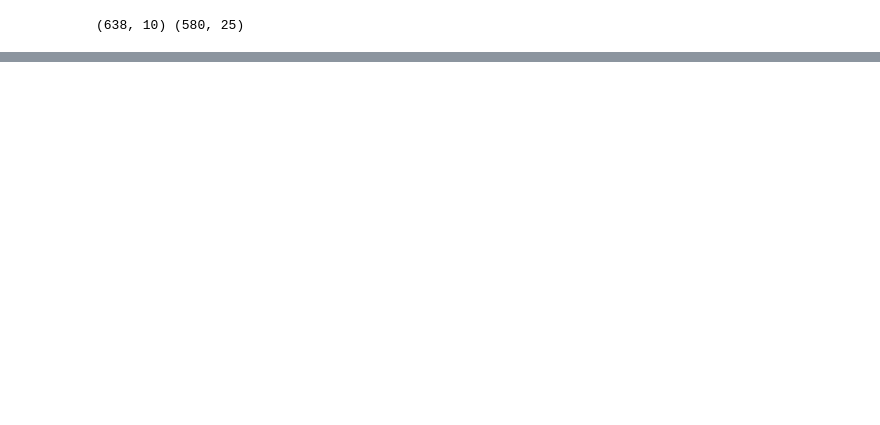
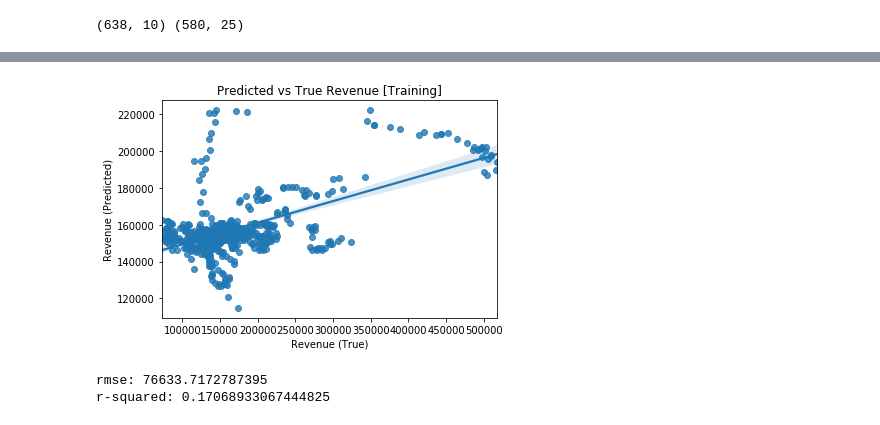
Before and after one commit to quillan86/ai-workflow-capstone, a Jupyter notebook: notebooks/model.ipynb, the cells around one changed output, grey strips where cells are left out. Drawn from its saved outputs; the diff is of its cells as text; code cells hidden in the pictures; blank space fills up the shorter version.

```diff
--- a/notebooks/model.ipynb
+++ b/notebooks/model.ipynb
@@ -363,0 +426,12 @@ print(dfi_train.shape, X_train.shape)
+# %%
+sns.regplot(x=r_train, y=r_train_pred)
+plt.xlabel("Revenue (True)")
+plt.ylabel("Revenue (Predicted)")
+plt.title("Predicted vs True Revenue [Training]")
+plt.show()
+
+print(f"rmse: {np.sqrt(mean_squared_error(r_train, r_train_pred))}\nr-squared: {r2_score(r_train, r_train_pred)}")
+# %% [output]
+[figure, added]
+rmse: 76633.7172787395
+r-squared: 0.17068933067444825
```
Also changed, not shown: parts of 37 cells of this notebook, 2 other files.
